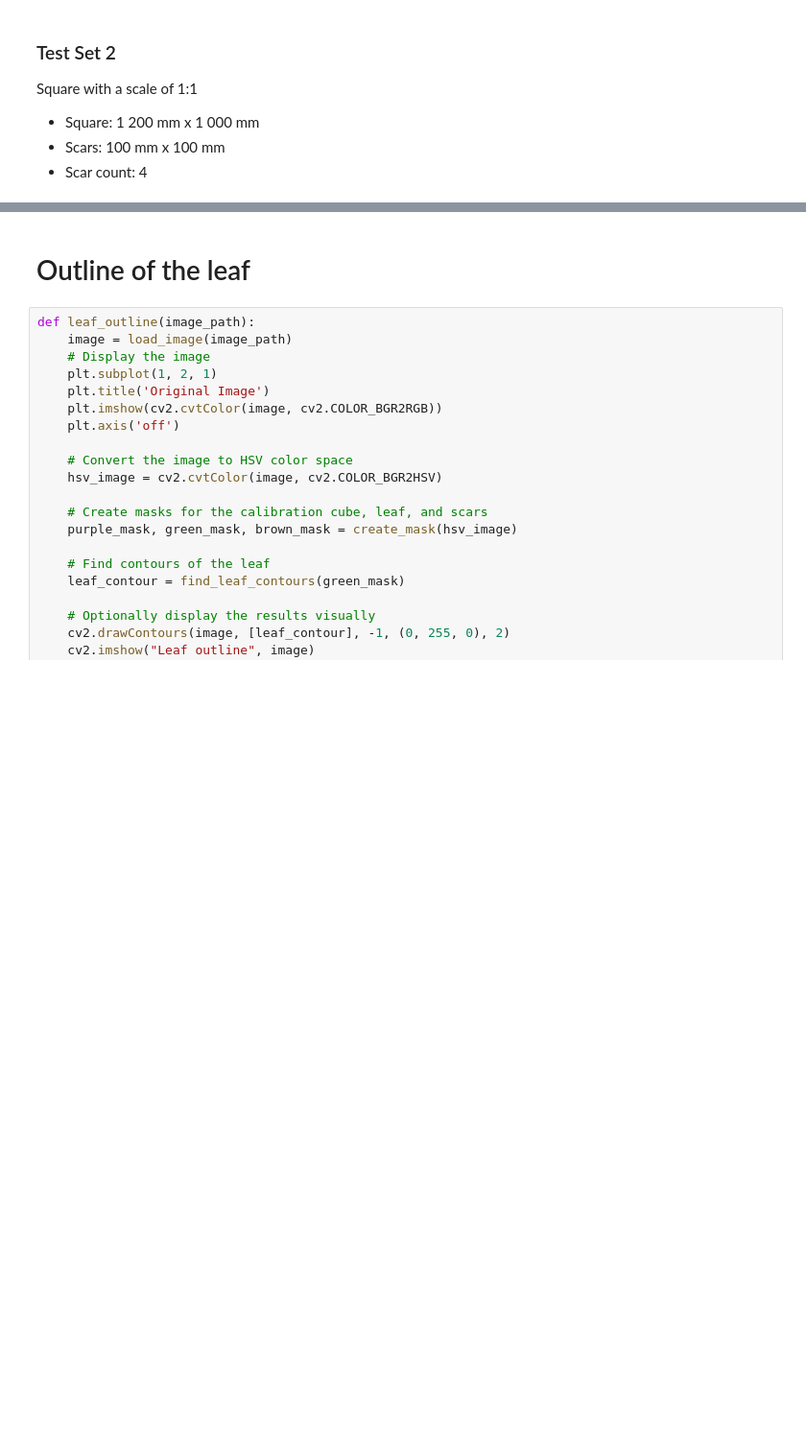
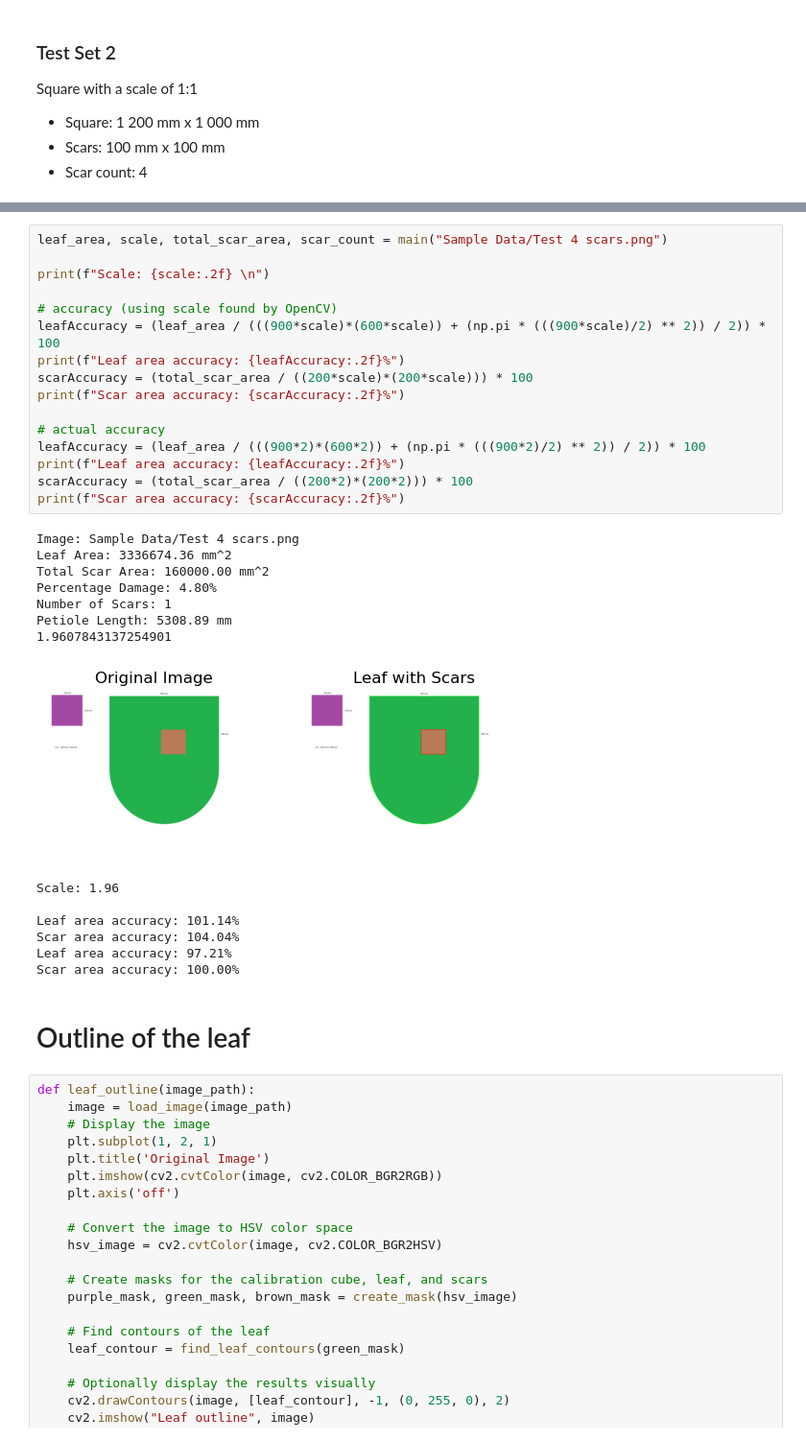
Before and after one commit to Jacquesvnme/Leaf-Scarring-Project, a Jupyter notebook: Individual_Code/Henry Roux/Version 2 Functions.ipynb, the cells around one changed output, grey strips where cells are left out. Shown at 96% size. Cells and saved outputs as stored; diff of their text form; blank space fills up the shorter version.

Commit message:
Added another test
This test contains a square and a circle combined into one

```diff
--- a/Individual_Code/Henry Roux/Version 2 Functions.ipynb
+++ b/Individual_Code/Henry Roux/Version 2 Functions.ipynb
@@ -261,3 +285,34 @@ Scar area accuracy: 106.92%
+# %%
+leaf_area, scale, total_scar_area, scar_count = main("Sample Data/Test 4 scars.png")
+
+print(f"Scale: {scale:.2f} \n")
+
+# accuracy (using scale found by OpenCV)
+leafAccuracy = (leaf_area / (((900*scale)*(600*scale)) + (np.pi * (((900*scale)/2) ** 2)) / 2)) * 100
+print(f"Leaf area accuracy: {leafAccuracy:.2f}%")
+scarAccuracy = (total_scar_area / ((200*scale)*(200*scale))) * 100
+print(f"Scar area accuracy: {scarAccuracy:.2f}%")
+
+# actual accuracy
+leafAccuracy = (leaf_area / (((900*2)*(600*2)) + (np.pi * (((900*2)/2) ** 2)) / 2)) * 100
+print(f"Leaf area accuracy: {leafAccuracy:.2f}%")
+scarAccuracy = (total_scar_area / ((200*2)*(200*2))) * 100
+print(f"Scar area accuracy: {scarAccuracy:.2f}%")
+# %% [output]
+Image: Sample Data/Test 4 scars.png
+Leaf Area: 3336674.36 mm^2
+Total Scar Area: 160000.00 mm^2
+Percentage Damage: 4.80%
+Number of Scars: 1
+Petiole Length: 5308.89 mm
+1.9607843137254901
+[figure, added]
+Scale: 1.96
+
+Leaf area accuracy: 101.14%
+Scar area accuracy: 104.04%
+Leaf area accuracy: 97.21%
+Scar area accuracy: 100.00%
 # %% [markdown]
 # Outline of the leaf
 # %%
```
Also changed, not shown: parts of 8 cells of this notebook, 2 other files.
